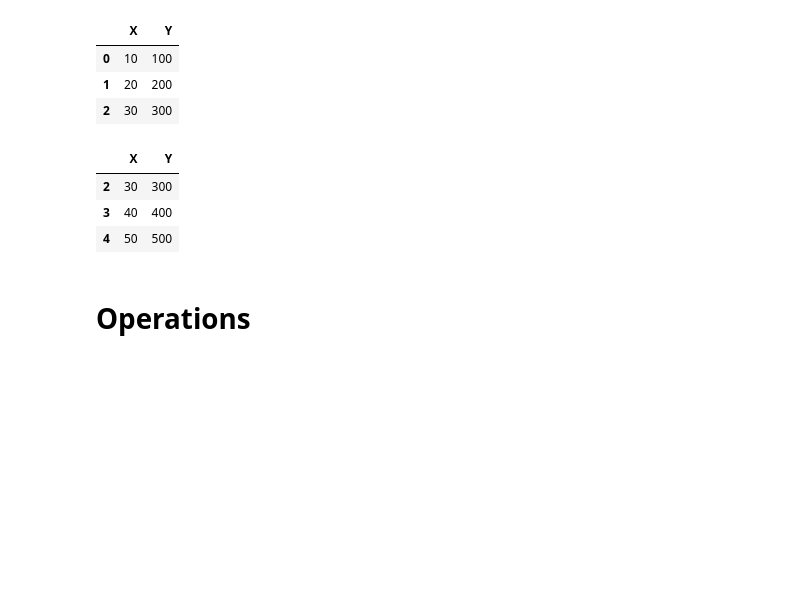
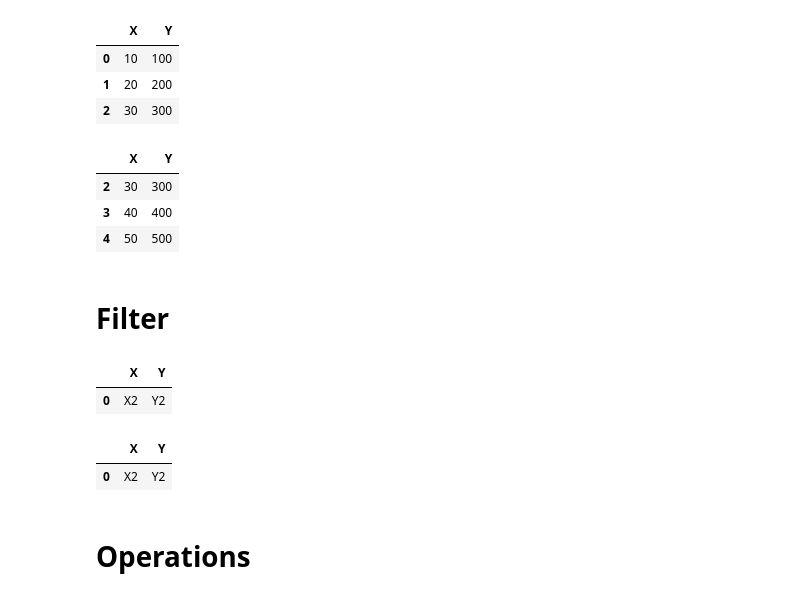
Before and after one commit to jhvissotto/Portfolio, a Jupyter notebook: Python - Data Analysis/Pandas.ipynb, the cells around one changed output. Saved outputs shown, nothing was run; the diff lists cells and outputs as text; code cells hidden in the pictures; blank space fills up the shorter version.

```diff
--- a/Python - Data Analysis/Pandas.ipynb
+++ b/Python - Data Analysis/Pandas.ipynb
@@ -128,6 +128,20 @@ Data.tail(3)
 | 2 | 30 | 300 |
 | 3 | 40 | 400 |
 | 4 | 50 | 500 |
+# %% [markdown]
+# Filter
+# %%
+Data = pd.DataFrame({ 'X':['X1','X2','X3'], 'Y':['Y1','Y2','Y3'] })
+# %%
+Data[(Data['X']=='X2') & (Data['Y']=='Y2')] .reset_index(drop=1)
+# %% [output]
+|  | X | Y |
+| 0 | X2 | Y2 |
+# %%
+Data[(Data[['X','Y']] == ['X2','Y2']).all(axis=1)] .reset_index(drop=1)
+# %% [output]
+|  | X | Y |
+| 0 | X2 | Y2 |
 # %% [markdown]
 # Operations
 # %%
```
